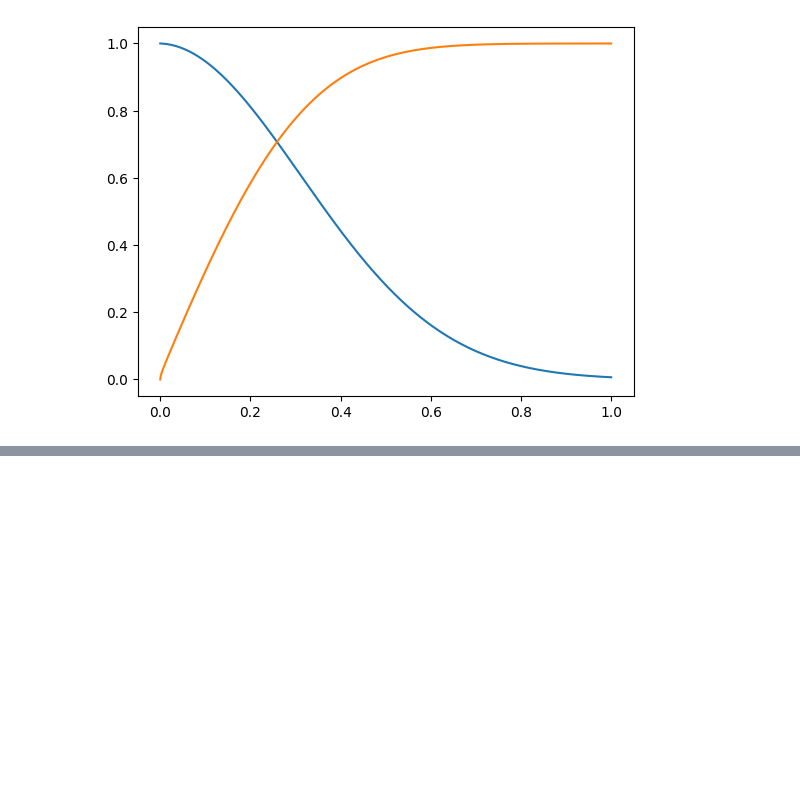
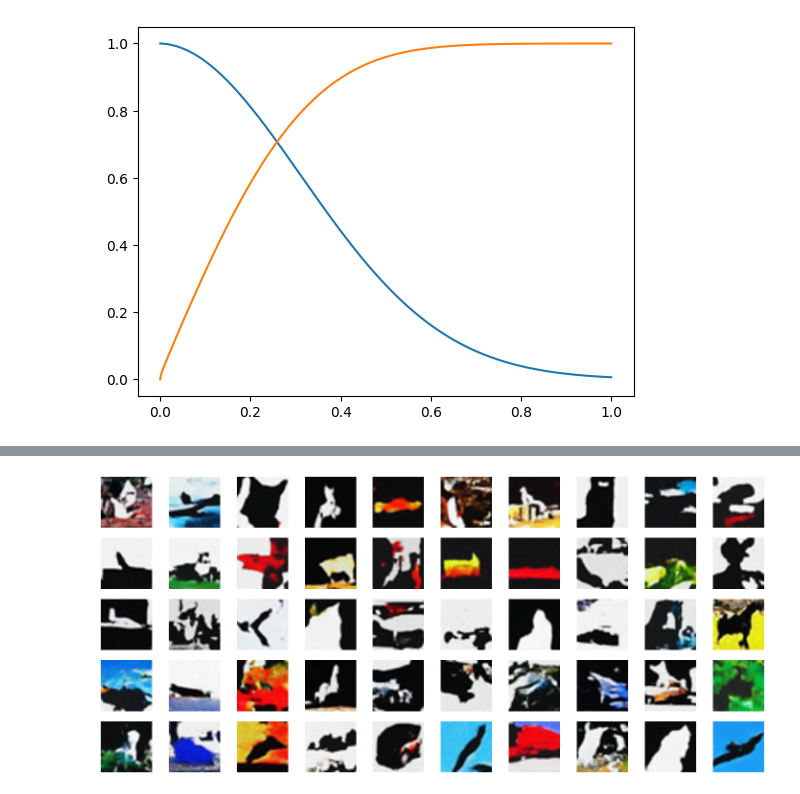
Before and after one commit to Kirill-Tamogashev/diffusion-distillation, a Jupyter notebook: experiments.ipynb, the cells around one changed output, grey strips where cells are left out. Drawn from its saved outputs; the diff is of its cells as text; code cells hidden in the pictures; blank space fills up the shorter version.

```diff
--- a/experiments.ipynb
+++ b/experiments.ipynb
@@ -228,0 +270,42 @@ array([[[190, 138,   2],
+# %%
+def tensor_min(x, dims, keepdims: bool = False):
+    for dim in dims:
+        x = torch.min(x, dim, keepdim=True)[0]
+    return x if keepdims else x.squeeze()
+
+def tensor_max(x, dims, keepdims: bool = False):
+    for dim in dims:
+        x = torch.max(x, dim, keepdim=True)[0]
+    return x if keepdims else x.squeeze()
+# %%
+def interpolate(image: np.ndarray):
+    return np.asarray(Image.fromarray(image).resize((128,128), Image.BICUBIC))
+
+def post_process(images):
+    b_min = tensor_min(images, dims=(1, 2, 3), keepdims=True)
+    b_max = tensor_max(images, dims=[1, 2, 3), keepdims=True)
+    images = (model_out.permute(0, 2, 3, 1).detach().cpu() - b_min) / (b_max - b_min)
+    return (images.numpy() * 255).astype(np.uint8)
+
+def plot_images(images, n_rows: int = 5, n_cols: int = 10):
+    fig, ax = plt.subplots(n_rows, n_cols, figsize=(18, 8))
+    count = 0
+    for row in range(n_rows):
+        for col in range(n_cols):
+            ax[row, col].imshow(interpolate(images[count]))
+            ax[row, col].axis("off")
+            count += 1
+    plt.show()
+# %%
+n_samples = 50
+
+z = torch.randn(n_samples, 3, 32, 32).to("cuda:0")
+t = torch.zeros(n_samples).to("cuda:0")
+
+with torch.no_grad():
+    model_out = model(z, t).sample.cpu()
+
+images = post_process(model_out)
+plot_images(images)
+# %% [output]
+[figure, added]
```
Also changed, not shown: parts of 19 cells of this notebook.
